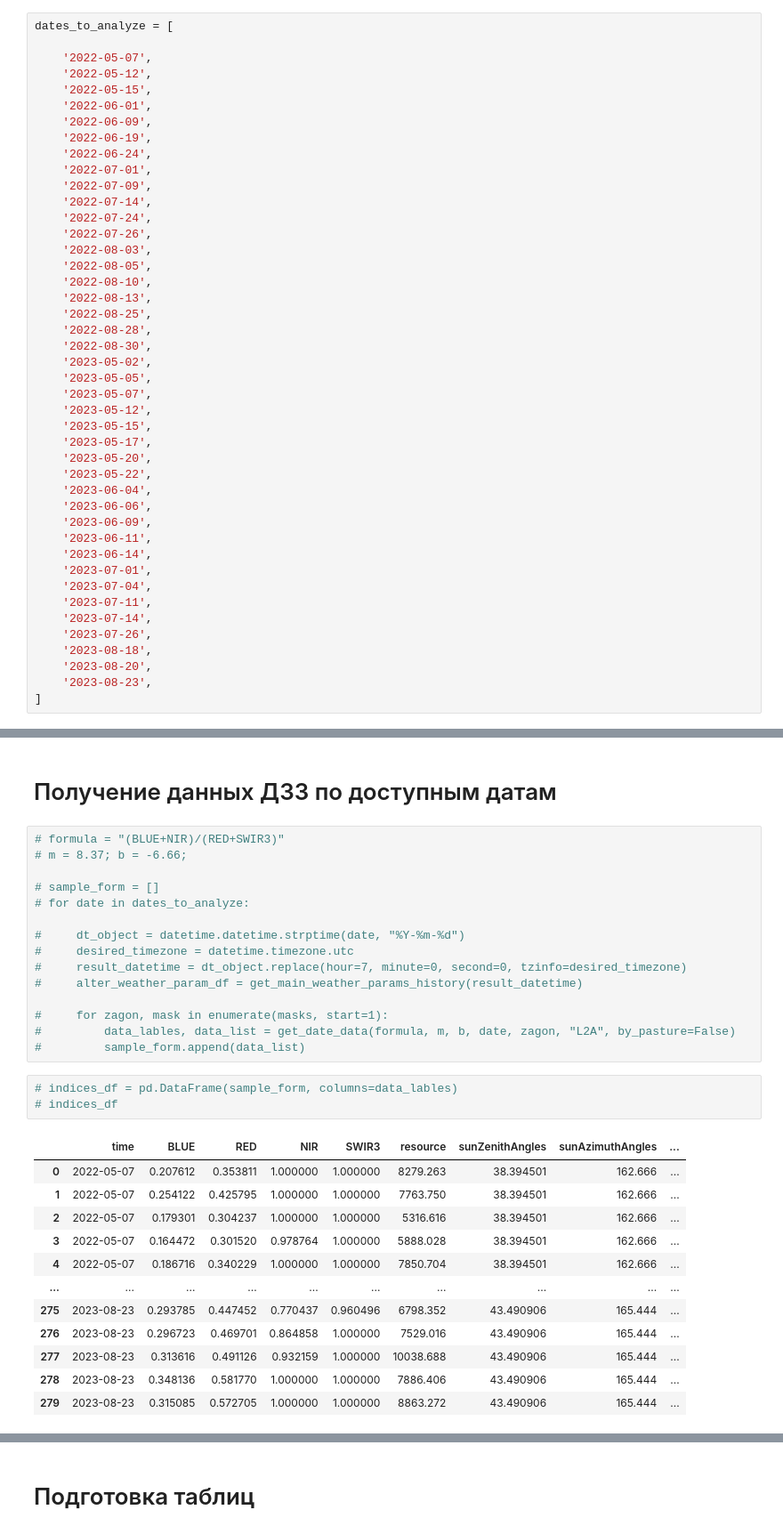
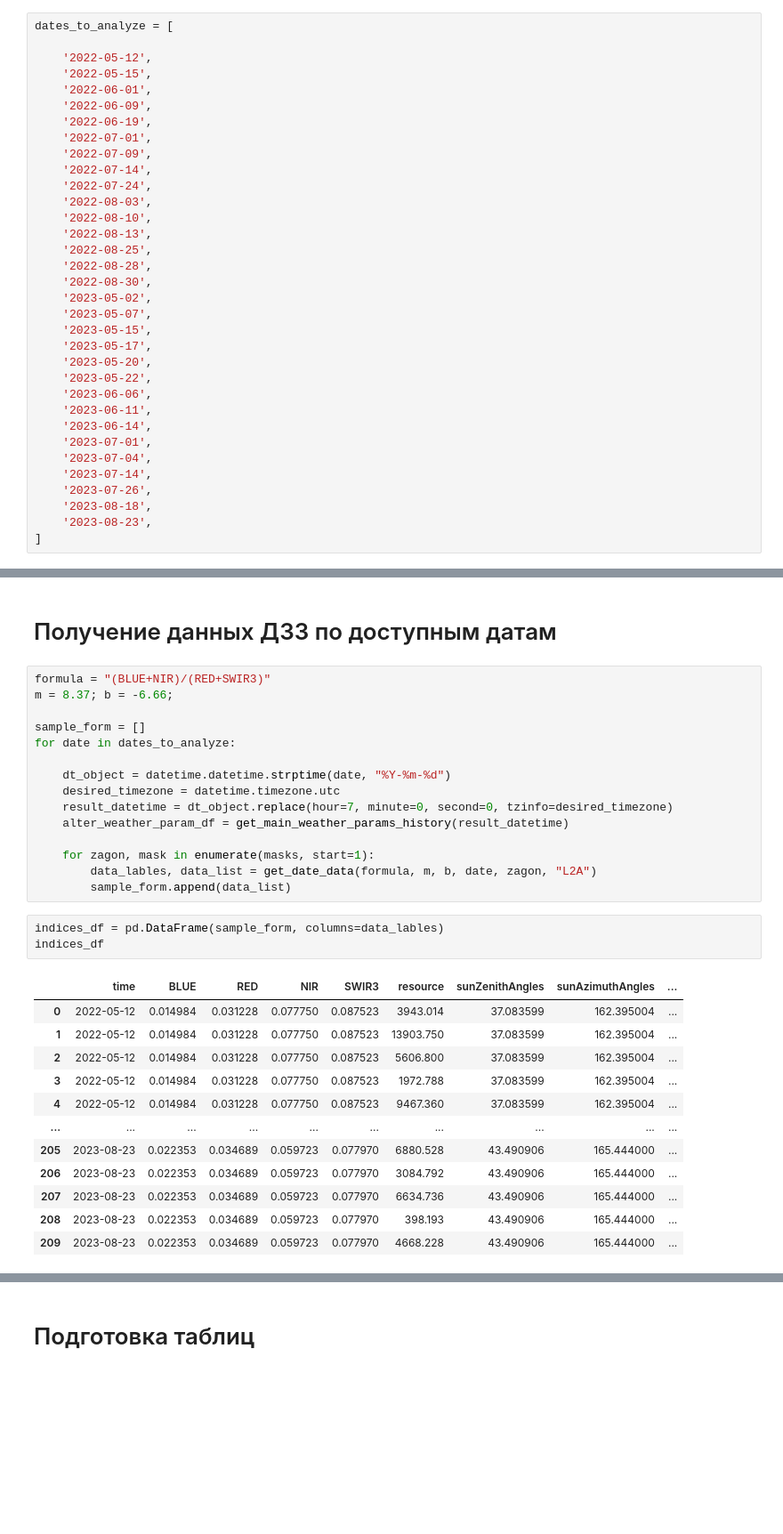
Before and after one commit to Yerlan999/CowsGPSTracker-KazATU, a Jupyter notebook: new_modules/SentinelHub Based Analysis NN model.ipynb, the cells around one changed output, grey strips where cells are left out. Shown at 89% size. Saved outputs shown, nothing was run; the diff lists cells and outputs as text; blank space fills up the shorter version.

```diff
--- a/new_modules/SentinelHub Based Analysis NN model.ipynb
+++ b/new_modules/SentinelHub Based Analysis NN model.ipynb
@@ -654,45 +654,35 @@ def make_API_request(URL):
 # %%
 dates_to_analyze = [
 
-    '2022-05-07',
     '2022-05-12',
     '2022-05-15',
     '2022-06-01',
     '2022-06-09',
     '2022-06-19',
-    '2022-06-24',
     '2022-07-01',
     '2022-07-09',
     '2022-07-14',
     '2022-07-24',
-    '2022-07-26',
     '2022-08-03',
-    '2022-08-05',
     '2022-08-10',
     '2022-08-13',
     '2022-08-25',
     '2022-08-28',
     '2022-08-30',
     '2023-05-02',
-    '2023-05-05',
     '2023-05-07',
-    '2023-05-12',
     '2023-05-15',
     '2023-05-17',
     '2023-05-20',
     '2023-05-22',
-    '2023-06-04',
     '2023-06-06',
-    '2023-06-09',
     '2023-06-11',
     '2023-06-14',
     '2023-07-01',
     '2023-07-04',
-    '2023-07-11',
     '2023-07-14',
     '2023-07-26',
     '2023-08-18',
-    '2023-08-20',
     '2023-08-23',
 ]
 # %%
@@ -1001,33 +959,33 @@ def get_date_data(formula, m, b, date_chosen, zagon, collection, by_pasture=True
 # %% [markdown]
 # Получение данных ДЗЗ по доступным датам
 # %%
-# formula = "(BLUE+NIR)/(RED+SWIR3)"
-# m = 8.37; b = -6.66;
+formula = "(BLUE+NIR)/(RED+SWIR3)"
+m = 8.37; b = -6.66;
 
-# sample_form = []
-# for date in dates_to_analyze:
+sample_form = []
+for date in dates_to_analyze:
 
-#     dt_object = datetime.datetime.strptime(date, "%Y-%m-%d")
-#     desired_timezone = datetime.timezone.utc
-#     result_datetime = dt_object.replace(hour=7, minute=0, second=0, tzinfo=desired_timezone)
-#     alter_weather_param_df = get_main_weather_params_history(result_datetime)
+    dt_object = datetime.datetime.strptime(date, "%Y-%m-%d")
+    desired_timezone = datetime.timezone.utc
+    result_datetime = dt_object.replace(hour=7, minute=0, second=0, tzinfo=desired_timezone)
+    alter_weather_param_df = get_main_weather_params_history(result_datetime)
 
-#     for zagon, mask in enumerate(masks, start=1):
-#         data_lables, data_list = get_date_data(formula, m, b, date, zagon, "L2A", by_pasture=False)
-#         sample_form.append(data_list)
+    for zagon, mask in enumerate(masks, start=1):
+        data_lables, data_list = get_date_data(formula, m, b, date, zagon, "L2A")
+        sample_form.append(data_list)
 # %%
-# indices_df = pd.DataFrame(sample_form, columns=data_lables)
-# indices_df
+indices_df = pd.DataFrame(sample_form, columns=data_lables)
+indices_df
 # %% [output]
 |  | time | BLUE | RED | NIR | SWIR3 | resource | sunZenithAngles | sunAzimuthAngles | ... |
-| 0 | 2022-05-07 | 0.207612 | 0.353811 | 1.000000 | 1.000000 | 8279.263 | 38.394501 | 162.666 | ... |
-| 1 | 2022-05-07 | 0.254122 | 0.425795 | 1.000000 | 1.000000 | 7763.750 | 38.394501 | 162.666 | ... |
-| 2 | 2022-05-07 | 0.179301 | 0.304237 | 1.000000 | 1.000000 | 5316.616 | 38.394501 | 162.666 | ... |
-| 3 | 2022-05-07 | 0.164472 | 0.301520 | 0.978764 | 1.000000 | 5888.028 | 38.394501 | 162.666 | ... |
-| 4 | 2022-05-07 | 0.186716 | 0.340229 | 1.000000 | 1.000000 | 7850.704 | 38.394501 | 162.666 | ... |
+| 0 | 2022-05-12 | 0.014984 | 0.031228 | 0.077750 | 0.087523 | 3943.014 | 37.083599 | 162.395004 | ... |
+| 1 | 2022-05-12 | 0.014984 | 0.031228 | 0.077750 | 0.087523 | 13903.750 | 37.083599 | 162.395004 | ... |
+| 2 | 2022-05-12 | 0.014984 | 0.031228 | 0.077750 | 0.087523 | 5606.800 | 37.083599 | 162.395004 | ... |
+| 3 | 2022-05-12 | 0.014984 | 0.031228 | 0.077750 | 0.087523 | 1972.788 | 37.083599 | 162.395004 | ... |
+| 4 | 2022-05-12 | 0.014984 | 0.031228 | 0.077750 | 0.087523 | 9467.360 | 37.083599 | 162.395004 | ... |
 | ... | ... | ... | ... | ... | ... | ... | ... | ... | ... |
-| 275 | 2023-08-23 | 0.293785 | 0.447452 | 0.770437 | 0.960496 | 6798.352 | 43.490906 | 165.444 | ... |
-| 276 | 2023-08-23 | 0.296723 | 0.469701 | 0.864858 | 1.000000 | 7529.016 | 43.490906 | 165.444 | ... |
-| 277 | 2023-08-23 | 0.313616 | 0.491126 | 0.932159 | 1.000000 | 10038.688 | 43.490906 | 165.444 | ... |
-| 278 | 2023-08-23 | 0.348136 | 0.581770 | 1.000000 | 1.000000 | 7886.406 | 43.490906 | 165.444 | ... |
-| 279 | 2023-08-23 | 0.315085 | 0.572705 | 1.000000 | 1.000000 | 8863.272 | 43.490906 | 165.444 | ... |
+| 205 | 2023-08-23 | 0.022353 | 0.034689 | 0.059723 | 0.077970 | 6880.528 | 43.490906 | 165.444000 | ... |
+| 206 | 2023-08-23 | 0.022353 | 0.034689 | 0.059723 | 0.077970 | 3084.792 | 43.490906 | 165.444000 | ... |
+| 207 | 2023-08-23 | 0.022353 | 0.034689 | 0.059723 | 0.077970 | 6634.736 | 43.490906 | 165.444000 | ... |
+| 208 | 2023-08-23 | 0.022353 | 0.034689 | 0.059723 | 0.077970 | 398.193 | 43.490906 | 165.444000 | ... |
+| 209 | 2023-08-23 | 0.022353 | 0.034689 | 0.059723 | 0.077970 | 4668.228 | 43.490906 | 165.444000 | ... |
```
Also changed, not shown: parts of 35 cells of this notebook, 4 other files.
